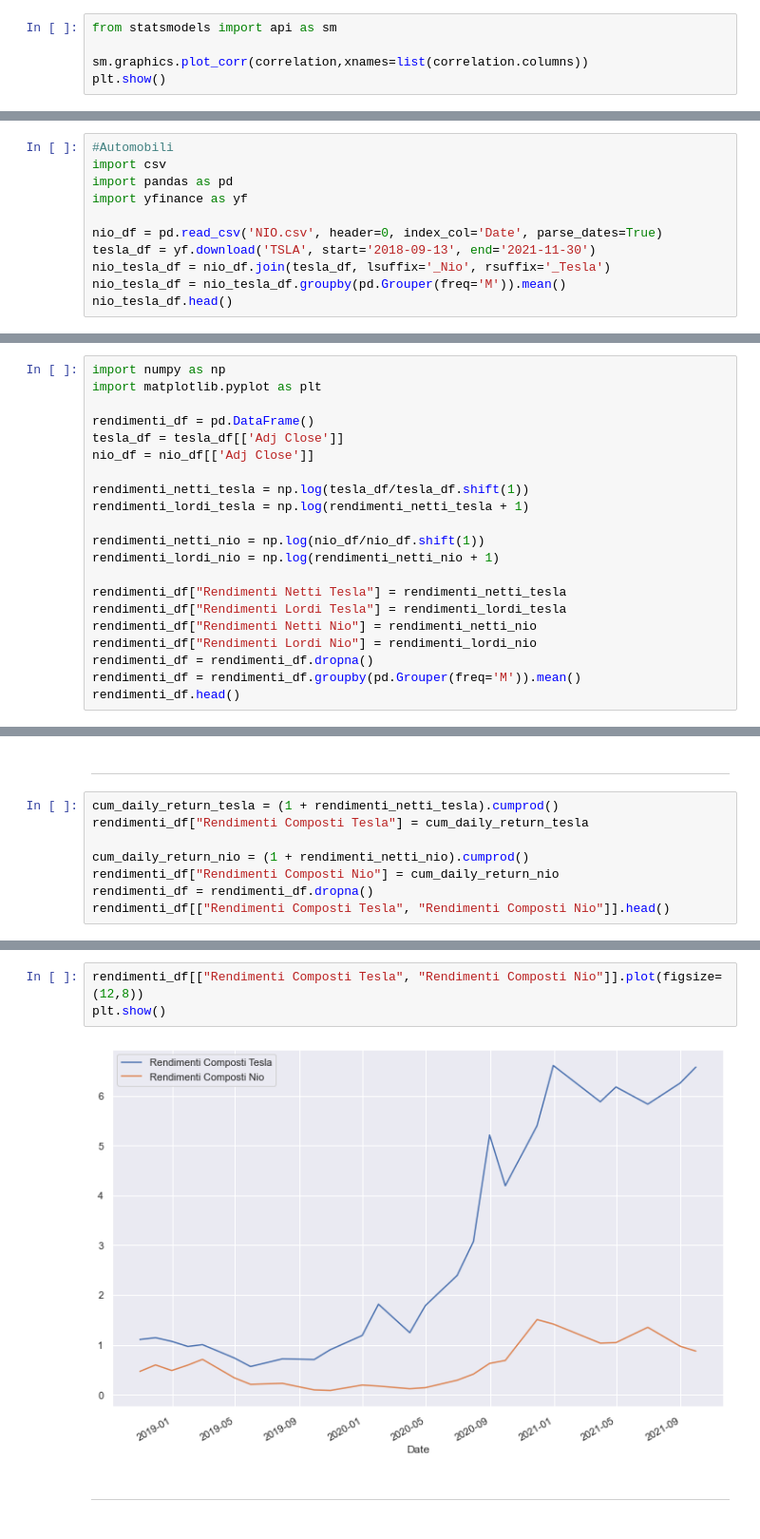
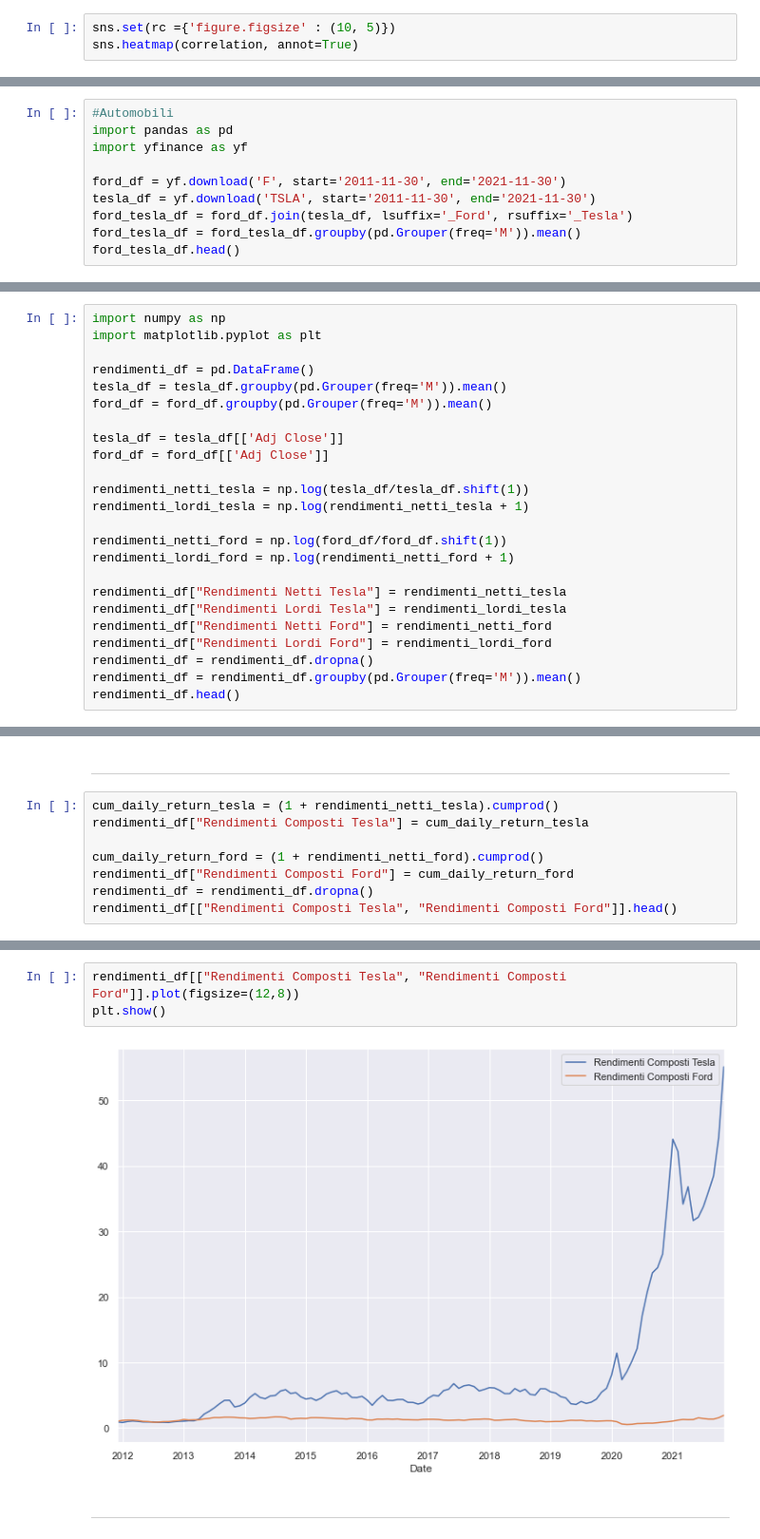
Before and after one commit to Simonotos/BusinessProject, a Jupyter notebook: BusinessProject.ipynb, the cells around one changed output, grey strips where cells are left out. Shown at 95% size. Cells and saved outputs as stored; diff of their text form.

```diff
--- a/BusinessProject.ipynb
+++ b/BusinessProject.ipynb
@@ -327,8 +328,6 @@ correlation
 | AAPL | 1.000000 | 0.402076 |
 | FB | 0.402076 | 1.000000 |
 # %%
-from statsmodels import api as sm
-
-sm.graphics.plot_corr(correlation,xnames=list(correlation.columns))
-plt.show()
+sns.set(rc ={'figure.figsize' : (10, 5)})
+sns.heatmap(correlation, annot=True)
 # %% [output]
@@ -339,14 +339,13 @@ Possiamo vedere come, esiste una correlazione positiva molto accentuata tra appl
 _______________________________________________________________________________________________________________________________
 # %%
 #Automobili
-import csv
 import pandas as pd
 import yfinance as yf
 
-nio_df = pd.read_csv('NIO.csv', header=0, index_col='Date', parse_dates=True)
-tesla_df = yf.download('TSLA', start='2018-09-13', end='2021-11-30')
-nio_tesla_df = nio_df.join(tesla_df, lsuffix='_Nio', rsuffix='_Tesla')
-nio_tesla_df = nio_tesla_df.groupby(pd.Grouper(freq='M')).mean()
-nio_tesla_df.head()
+ford_df = yf.download('F', start='2011-11-30', end='2021-11-30')
+tesla_df = yf.download('TSLA', start='2011-11-30', end='2021-11-30')
+ford_tesla_df = ford_df.join(tesla_df, lsuffix='_Ford', rsuffix='_Tesla')
+ford_tesla_df = ford_tesla_df.groupby(pd.Grouper(freq='M')).mean()
+ford_tesla_df.head()
 # %% [output]
 [*********************100%***********************]  1 of 1 completed
@@ -387,19 +387,22 @@ import numpy as np
 import matplotlib.pyplot as plt
 
 rendimenti_df = pd.DataFrame()
+tesla_df = tesla_df.groupby(pd.Grouper(freq='M')).mean()
+ford_df = ford_df.groupby(pd.Grouper(freq='M')).mean()
+
 tesla_df = tesla_df[['Adj Close']]
-nio_df = nio_df[['Adj Close']]
+ford_df = ford_df[['Adj Close']]
 
 rendimenti_netti_tesla = np.log(tesla_df/tesla_df.shift(1))
 rendimenti_lordi_tesla = np.log(rendimenti_netti_tesla + 1)
 
-rendimenti_netti_nio = np.log(nio_df/nio_df.shift(1))
-rendimenti_lordi_nio = np.log(rendimenti_netti_nio + 1)
+rendimenti_netti_ford = np.log(ford_df/ford_df.shift(1))
+rendimenti_lordi_ford = np.log(rendimenti_netti_ford + 1)
 
 rendimenti_df["Rendimenti Netti Tesla"] = rendimenti_netti_tesla
 rendimenti_df["Rendimenti Lordi Tesla"] = rendimenti_lordi_tesla
-rendimenti_df["Rendimenti Netti Nio"] = rendimenti_netti_nio
-rendimenti_df["Rendimenti Lordi Nio"] = rendimenti_lordi_nio
+rendimenti_df["Rendimenti Netti Ford"] = rendimenti_netti_ford
+rendimenti_df["Rendimenti Lordi Ford"] = rendimenti_lordi_ford
 rendimenti_df = rendimenti_df.dropna()
 rendimenti_df = rendimenti_df.groupby(pd.Grouper(freq='M')).mean()
 rendimenti_df.head()
@@ -431,8 +434,8 @@ ________________________________________________________________________________
 cum_daily_return_tesla = (1 + rendimenti_netti_tesla).cumprod()
 rendimenti_df["Rendimenti Composti Tesla"] = cum_daily_return_tesla
 
-cum_daily_return_nio = (1 + rendimenti_netti_nio).cumprod()
-rendimenti_df["Rendimenti Composti Nio"] = cum_daily_return_nio
+cum_daily_return_ford = (1 + rendimenti_netti_ford).cumprod()
+rendimenti_df["Rendimenti Composti Ford"] = cum_daily_return_ford
 rendimenti_df = rendimenti_df.dropna()
-rendimenti_df[["Rendimenti Composti Tesla", "Rendimenti Composti Nio"]].head()
+rendimenti_df[["Rendimenti Composti Tesla", "Rendimenti Composti Ford"]].head()
 # %% [output]
@@ -446,8 +449,8 @@ rendimenti_df[["Rendimenti Composti Tesla", "Rendimenti Composti Nio"]].head()
 # %%
-rendimenti_df[["Rendimenti Composti Tesla", "Rendimenti Composti Nio"]].plot(figsize=(12,8))
+rendimenti_df[["Rendimenti Composti Tesla", "Rendimenti Composti Ford"]].plot(figsize=(12,8))
 plt.show()
 # %% [output]
-[figure, old version]
+[figure, new version]
 # %% [markdown]
 _______________________________________________________________________________________________________
 # %% [markdown]
```
Also changed, not shown: parts of 49 cells of this notebook, 1 other file.
